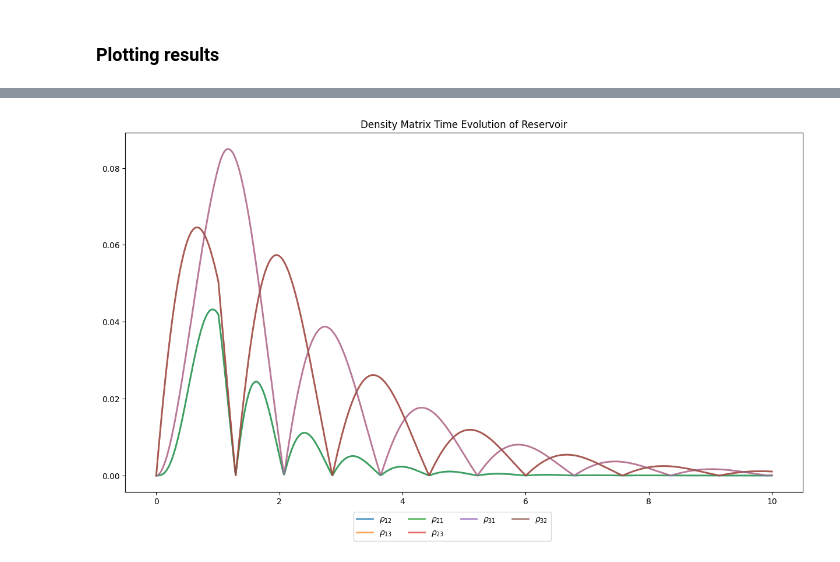
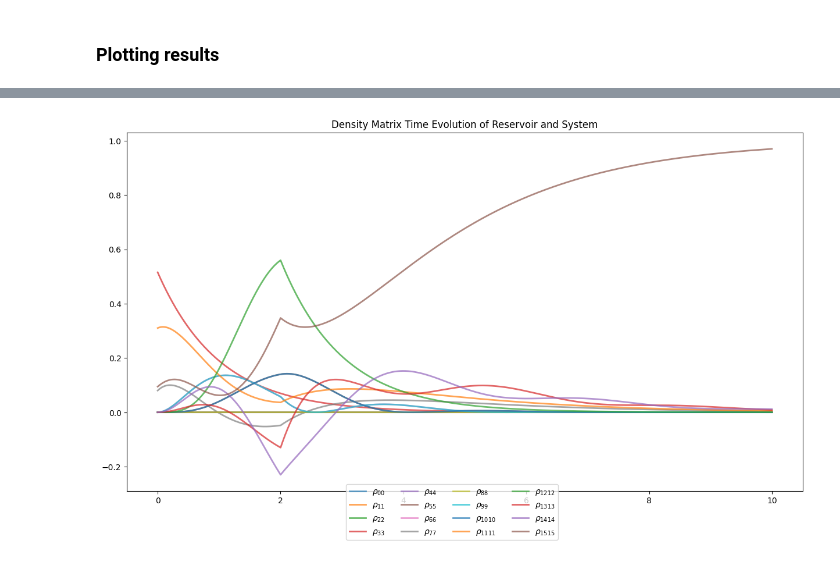
Before and after one commit to Mmackinnon01/entanglement_classifier, a Jupyter notebook: classifier/run.ipynb, the cells around one changed output, grey strips where cells are left out. Cells and saved outputs as stored; diff of their text form; code cells hidden in the pictures.

```diff
--- a/classifier/run.ipynb
+++ b/classifier/run.ipynb
@@ -91,7 +101,7 @@ log1.plotRes(off_diag=True)
-# %%
-log2.plotRes(off_diag=True)
-# %% [output]
-[figure, removed]
+# %%
+log1.plotResAndSys()
+# %% [output]
+[figure, added]
 # %%
 log1.plotSigmaCombinations()
 # %% [output]
```
Also changed, not shown: parts of 12 cells of this notebook, 3 other files.
